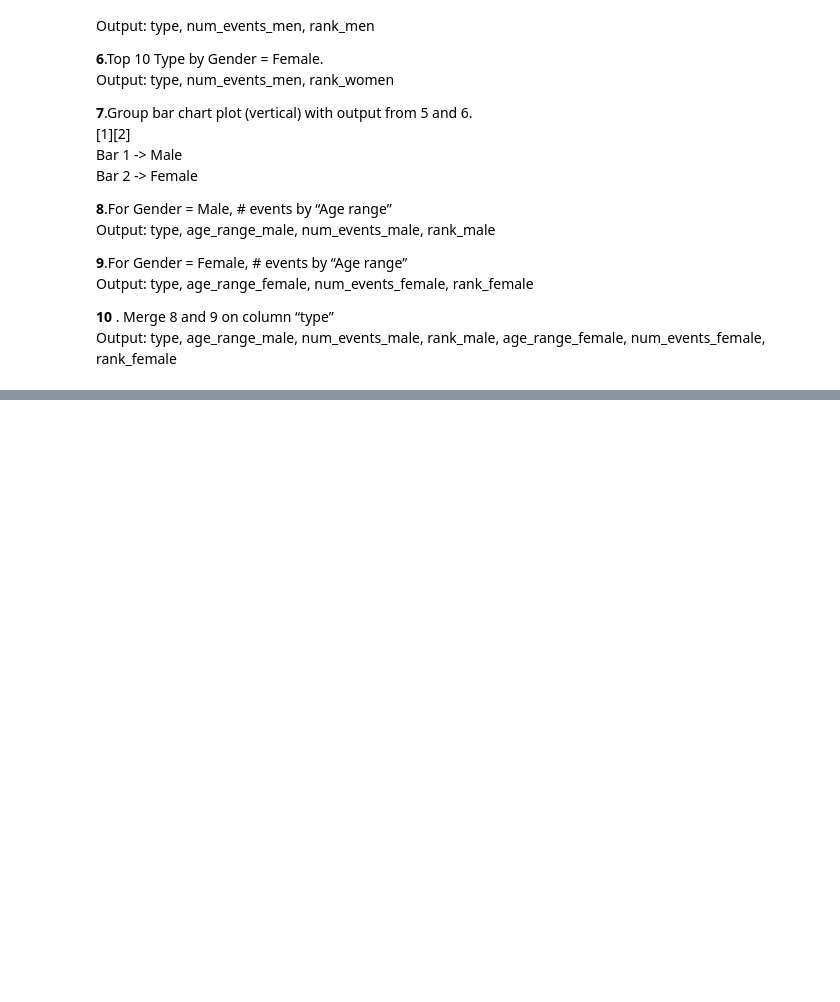
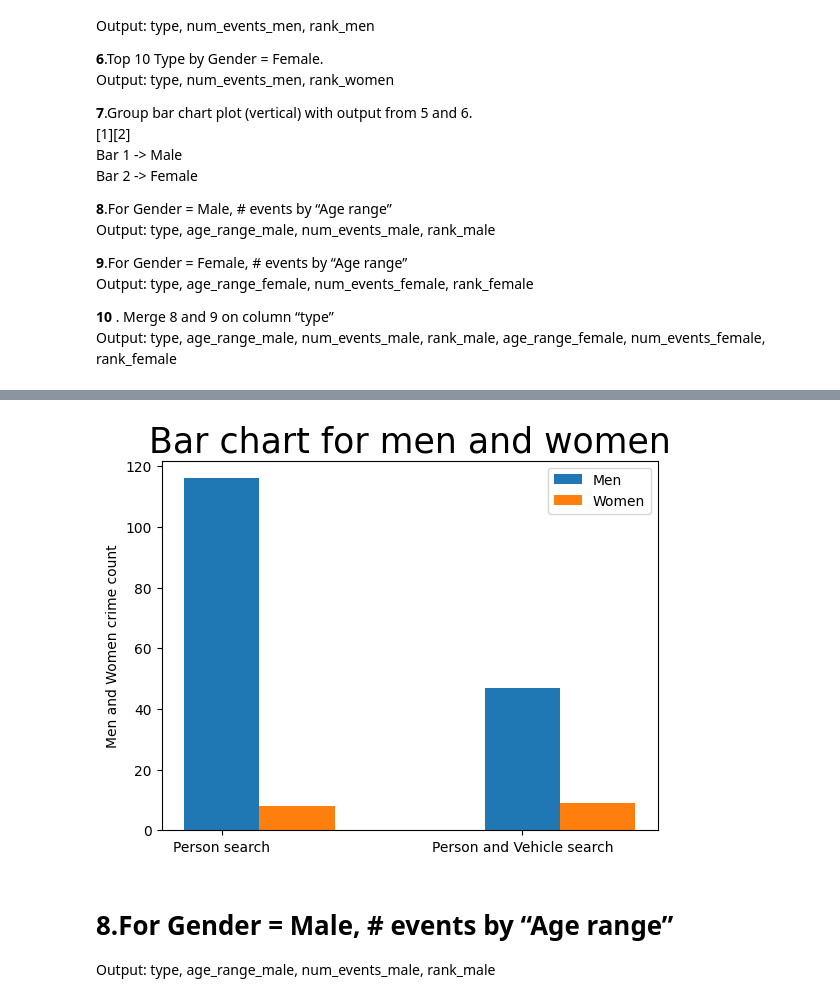
Before and after one commit to ruthika11/ipython-notebook-examples, a Jupyter notebook: Open_crime_UK.ipynb, the cells around one changed output, grey strips where cells are left out. Saved outputs shown, nothing was run; the diff lists cells and outputs as text; code cells hidden in the pictures; blank space fills up the shorter version.

```diff
--- a/Open_crime_UK.ipynb
+++ b/Open_crime_UK.ipynb
@@ -59,0 +77,3 @@ df1 =
+# %%
+df1 = pd.read_csv(r"/content/drive/MyDrive/2019-07/2019-07-durham-stop-and-search.csv")
+print(df1.head(2))
@@ -59,0 +165,5 @@ df1 =
+# %%
+top_10_male = df1.where(df1["Gender"] == "Male").groupby(["Type"]).size().to_frame("num_events_men").reset_index()
+top_10_male = top_10_male.sort_values(by = "num_events_men", ascending= False)
+top_10_male["rank_men"] = top_10_male["num_events_men"].rank(ascending = False)
+pretty_print(top_10_male,10)
@@ -59,0 +180,5 @@ df1 =
+# %%
+top_10_female = df1.where(df1["Gender"] == "Female").groupby(["Type"]).size().to_frame("num_events_women").reset_index()
+top_10_female = top_10_female.sort_values(by = "num_events_women", ascending= False)
+top_10_female["rank_women"] = top_10_female["num_events_women"].rank(ascending = False)
+pretty_print(top_10_female,10)
@@ -59,0 +197,23 @@ df1 =
+# %%
+male_female = pd.merge(top_10_male,top_10_female)
+# %%
+n = 2
+men = list(male_female["num_events_men"])[0:n]
+women = list(male_female["num_events_women"])[0:n]
+lst = list(male_female["Type"])[0:n]
+x = np.arange(n)
+width = 0.25
+
+plt.title("Bar chart for men and women",size = 25)
+plt.ylabel("Men and Women crime count")
+plt.bar(x,men,width,label = "Men")
+plt.bar(x + width,women,width,label = "Women")
+0
+plt.xticks(x,lst, rotation = 0)
+plt.legend(loc = "best")
+plt.show()
+# %% [output]
+[figure, added]
+# %% [markdown]
+# 8.For Gender = Male, # events by “Age range”
+Output: type, age_range_male, num_events_male, rank_male
```
Also changed, not shown: parts of 23 cells of this notebook.
